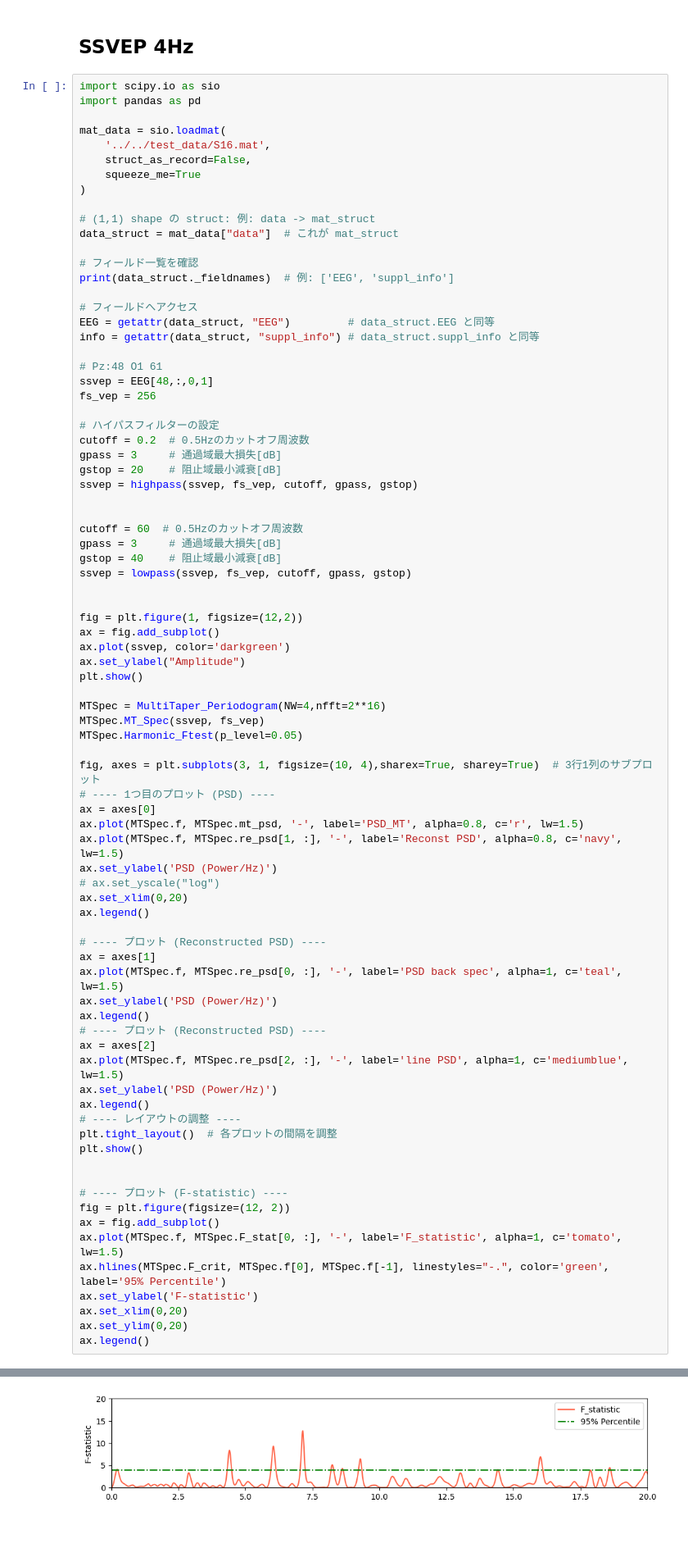
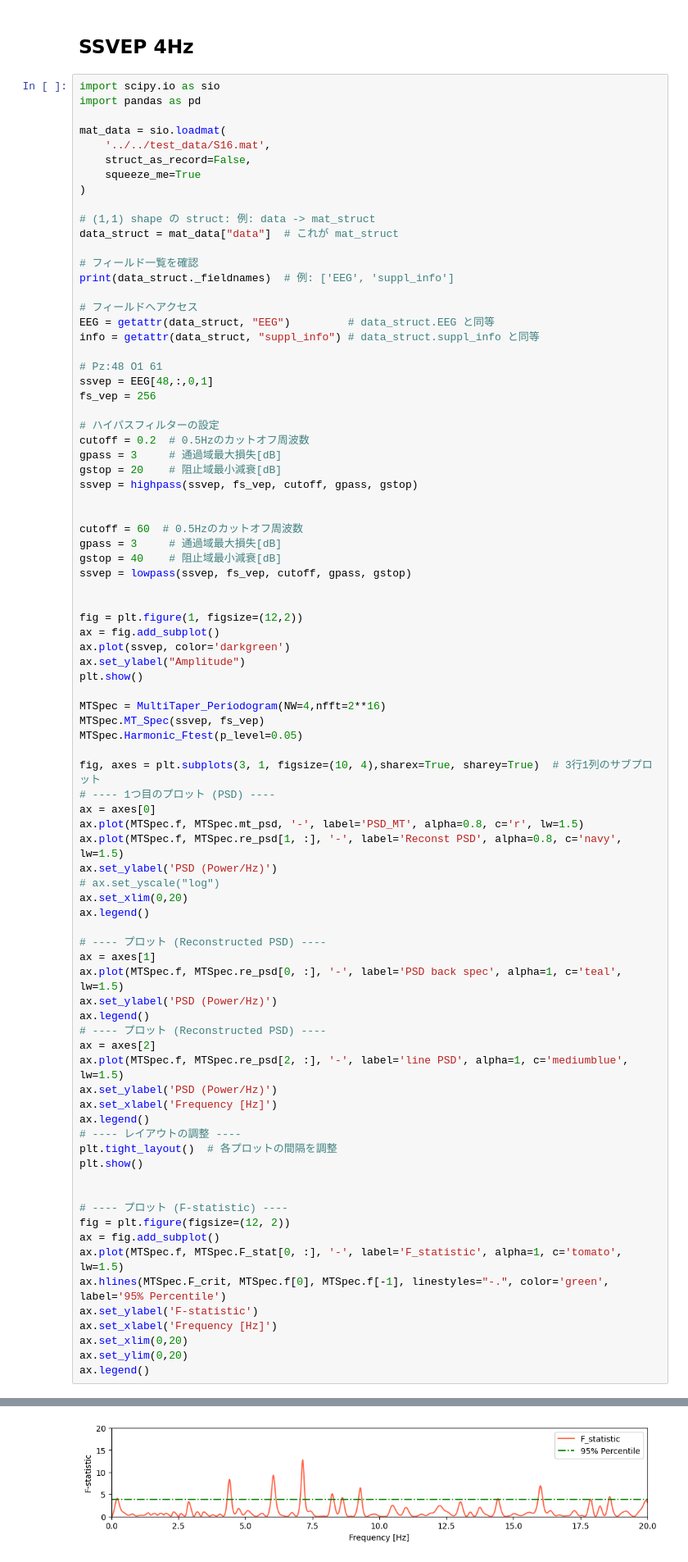
Before and after one commit to Chamusuke/Multitaper_harmonic_Ftest, a Jupyter notebook: python/example.ipynb, the cells around one changed output, grey strips where cells are left out. Shown: that part at 82% size. Drawn from its saved outputs; the diff is of its cells as text; blank space fills up the shorter version.

```diff
--- a/python/example.ipynb
+++ b/python/example.ipynb
@@ -464,6 +471,7 @@ ax.legend()
 ax = axes[2]
 ax.plot(MTSpec.f, MTSpec.re_psd[2, :], '-', label='line PSD', alpha=1, c='mediumblue', lw=1.5)
 ax.set_ylabel('PSD (Power/Hz)')
+ax.set_xlabel('Frequency [Hz]')
 ax.legend()
 # ---- レイアウトの調整 ----
 plt.tight_layout()  # 各プロットの間隔を調整
@@ -476,6 +484,7 @@ ax = fig.add_subplot()
 ax.plot(MTSpec.f, MTSpec.F_stat[0, :], '-', label='F_statistic', alpha=1, c='tomato', lw=1.5)
 ax.hlines(MTSpec.F_crit, MTSpec.f[0], MTSpec.f[-1], linestyles="-.", color='green', label='95% Percentile')
 ax.set_ylabel('F-statistic')
+ax.set_xlabel('Frequency [Hz]')
 ax.set_xlim(0,20)
 ax.set_ylim(0,20)
 ax.legend()
@@ -488,2 +497,2 @@ H_k(0):[0.08668896 0.         0.05908491 0.         0.04849444 0.
 <matplotlib.legend.Legend at 0x...>
-[figure, old version]
+[figure, new version]
```
Also changed, not shown: parts of 5 cells of this notebook.
